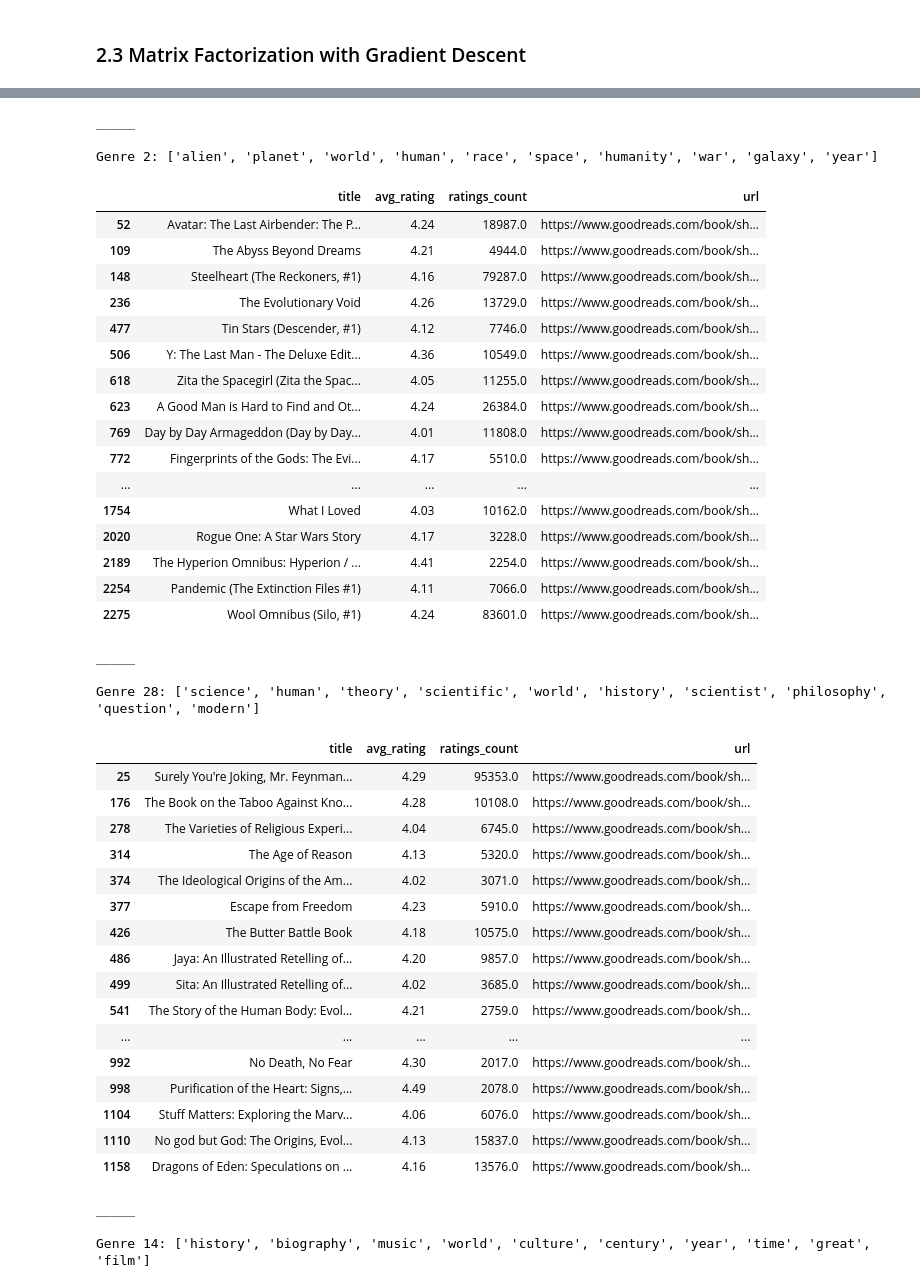
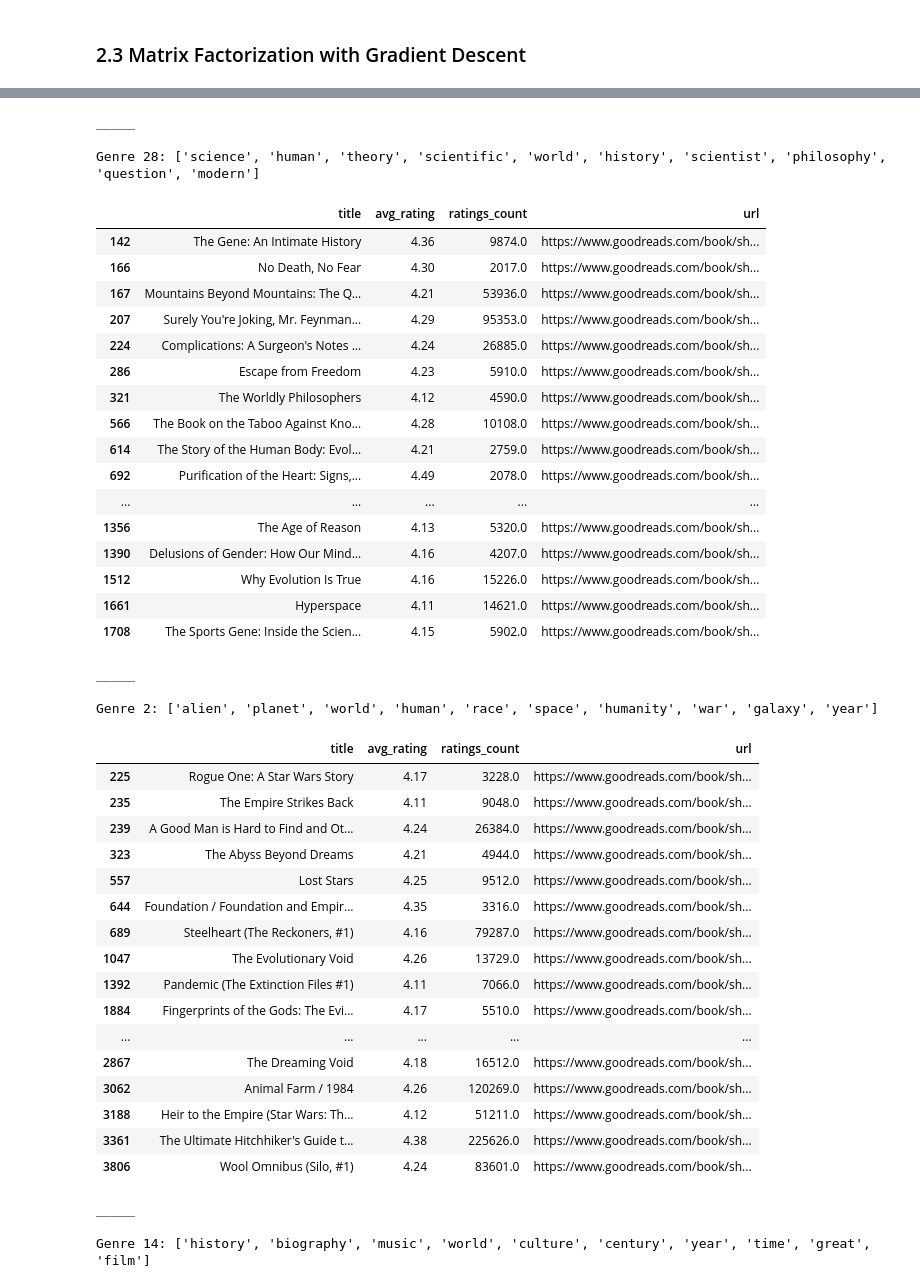
Before and after one commit to mraottth/projects, a Jupyter notebook: Goodreads Book Recommender/02_book_recommender.ipynb, the cells around one changed output, grey strips where cells are left out. Drawn from its saved outputs; the diff is of its cells as text; code cells hidden in the pictures.

```diff
--- a/Goodreads Book Recommender/02_book_recommender.ipynb
+++ b/Goodreads Book Recommender/02_book_recommender.ipynb
@@ -46,6 +46,9 @@ genre_descriptors = pd.read_csv(wd + "/data/inferred_genre_top_words.csv")
 
 # Join genres to books
 df_books = pd.merge(df_books, df_inferred_genres.drop(columns="title"), how="left", on="book_id")
+
+# Filter out kids books
+df_books = df_books[df_books.loc[:,"children":"comic"].sum(axis=1) < 2]
 # %%
 # Load sparse_reviews from file
 df_reviews = sparse.load_npz(wd + "/data/user_reviews.npz")
@@ -784,8 +780,8 @@ def matrix_factorization(R, k_components=5, steps=4000, lr=0.0002, beta=0.03, de
 preds, user_embed, item_embed = matrix_factorization(
                                     R,
                                     k_components=50,
-                                    lr=0.009,
-                                    beta=0.05,
+                                    lr=0.01,
+                                    beta=0.07,
                                     decay=True,
                                     steps=6000,
                                     verbose=1
@@ -832,7 +828,7 @@ show_top_recs_by_genre(
     how="MF",
     whose_genres="target",
     n_genres=10,
-    min_score=4.0,
+    min_score=4.1,
     min_ratings=2000,
     n_recs=20,
     write_to_excel=False
@@ -859,43 +855,43 @@ Genre 6: ['history', 'war', 'political', 'account', 'world', 'government', 'coun
 _____
 
-Genre 2: ['alien', 'planet', 'world', 'human', 'race', 'space', 'humanity', 'war', 'galaxy', 'year']
+Genre 28: ['science', 'human', 'theory', 'scientific', 'world', 'history', 'scientist', 'philosophy', 'question', 'modern']
 |  | title | avg_rating | ratings_count | url |
-| 52 | Avatar: The Last Airbender: The P... | 4.24 | 18987.0 | https://www.goodreads.com/book/sh... |
-| 109 | The Abyss Beyond Dreams | 4.21 | 4944.0 | https://www.goodreads.com/book/sh... |
-| 148 | Steelheart (The Reckoners, #1) | 4.16 | 79287.0 | https://www.goodreads.com/book/sh... |
-| 236 | The Evolutionary Void | 4.26 | 13729.0 | https://www.goodreads.com/book/sh... |
-| 477 | Tin Stars (Descender, #1) | 4.12 | 7746.0 | https://www.goodreads.com/book/sh... |
-| 506 | Y: The Last Man - The Deluxe Edit... | 4.36 | 10549.0 | https://www.goodreads.com/book/sh... |
-| 618 | Zita the Spacegirl (Zita the Spac... | 4.05 | 11255.0 | https://www.goodreads.com/book/sh... |
-| 623 | A Good Man is Hard to Find and Ot... | 4.24 | 26384.0 | https://www.goodreads.com/book/sh... |
-| 769 | Day by Day Armageddon (Day by Day... | 4.01 | 11808.0 | https://www.goodreads.com/book/sh... |
-| 772 | Fingerprints of the Gods: The Evi... | 4.17 | 5510.0 | https://www.goodreads.com/book/sh... |
+| 142 | The Gene: An Intimate History | 4.36 | 9874.0 | https://www.goodreads.com/book/sh... |
+| 166 | No Death, No Fear | 4.30 | 2017.0 | https://www.goodreads.com/book/sh... |
+| 167 | Mountains Beyond Mountains: The Q... | 4.21 | 53936.0 | https://www.goodreads.com/book/sh... |
+| 207 | Surely You're Joking, Mr. Feynman... | 4.29 | 95353.0 | https://www.goodreads.com/book/sh... |
+| 224 | Complications: A Surgeon's Notes ... | 4.24 | 26885.0 | https://www.goodreads.com/book/sh... |
+| 286 | Escape from Freedom | 4.23 | 5910.0 | https://www.goodreads.com/book/sh... |
+| 321 | The Worldly Philosophers | 4.12 | 4590.0 | https://www.goodreads.com/book/sh... |
+| 566 | The Book on the Taboo Against Kno... | 4.28 | 10108.0 | https://www.goodreads.com/book/sh... |
+| 614 | The Story of the Human Body: Evol... | 4.21 | 2759.0 | https://www.goodreads.com/book/sh... |
+| 692 | Purification of the Heart: Signs,... | 4.49 | 2078.0 | https://www.goodreads.com/book/sh... |
 | ... | ... | ... | ... | ... |
-| 1754 | What I Loved | 4.03 | 10162.0 | https://www.goodreads.com/book/sh... |
-| 2020 | Rogue One: A Star Wars Story | 4.17 | 3228.0 | https://www.goodreads.com/book/sh... |
-| 2189 | The Hyperion Omnibus: Hyperion / ... | 4.41 | 2254.0 | https://www.goodreads.com/book/sh... |
-| 2254 | Pandemic (The Extinction Files #1) | 4.11 | 7066.0 | https://www.goodreads.com/book/sh... |
-| 2275 | Wool Omnibus (Silo, #1) | 4.24 | 83601.0 | https://www.goodreads.com/book/sh... |
+| 1356 | The Age of Reason | 4.13 | 5320.0 | https://www.goodreads.com/book/sh... |
+| 1390 | Delusions of Gender: How Our Mind... | 4.16 | 4207.0 | https://www.goodreads.com/book/sh... |
+| 1512 | Why Evolution Is True | 4.16 | 15226.0 | https://www.goodreads.com/book/sh... |
+| 1661 | Hyperspace | 4.11 | 14621.0 | https://www.goodreads.com/book/sh... |
+| 1708 | The Sports Gene: Inside the Scien... | 4.15 | 5902.0 | https://www.goodreads.com/book/sh... |
 _____
 
-Genre 28: ['science', 'human', 'theory', 'scientific', 'world', 'history', 'scientist', 'philosophy', 'question', 'modern']
+Genre 2: ['alien', 'planet', 'world', 'human', 'race', 'space', 'humanity', 'war', 'galaxy', 'year']
 |  | title | avg_rating | ratings_count | url |
-| 25 | Surely You're Joking, Mr. Feynman... | 4.29 | 95353.0 | https://www.goodreads.com/book/sh... |
-| 176 | The Book on the Taboo Against Kno... | 4.28 | 10108.0 | https://www.goodreads.com/book/sh... |
-| 278 | The Varieties of Religious Experi... | 4.04 | 6745.0 | https://www.goodreads.com/book/sh... |
-| 314 | The Age of Reason | 4.13 | 5320.0 | https://www.goodreads.com/book/sh... |
-| 374 | The Ideological Origins of the Am... | 4.02 | 3071.0 | https://www.goodreads.com/book/sh... |
-| 377 | Escape from Freedom | 4.23 | 5910.0 | https://www.goodreads.com/book/sh... |
-| 426 | The Butter Battle Book | 4.18 | 10575.0 | https://www.goodreads.com/book/sh... |
-| 486 | Jaya: An Illustrated Retelling of... | 4.20 | 9857.0 | https://www.goodreads.com/book/sh... |
-| 499 | Sita: An Illustrated Retelling of... | 4.02 | 3685.0 | https://www.goodreads.com/book/sh... |
-| 541 | The Story of the Human Body: Evol... | 4.21 | 2759.0 | https://www.goodreads.com/book/sh... |
+| 225 | Rogue One: A Star Wars Story | 4.17 | 3228.0 | https://www.goodreads.com/book/sh... |
+| 235 | The Empire Strikes Back | 4.11 | 9048.0 | https://www.goodreads.com/book/sh... |
+| 239 | A Good Man is Hard to Find and Ot... | 4.24 | 26384.0 | https://www.goodreads.com/book/sh... |
+| 323 | The Abyss Beyond Dreams | 4.21 | 4944.0 | https://www.goodreads.com/book/sh... |
+| 557 | Lost Stars | 4.25 | 9512.0 | https://www.goodreads.com/book/sh... |
+| 644 | Foundation / Foundation and Empir... | 4.35 | 3316.0 | https://www.goodreads.com/book/sh... |
+| 689 | Steelheart (The Reckoners, #1) | 4.16 | 79287.0 | https://www.goodreads.com/book/sh... |
+| 1047 | The Evolutionary Void | 4.26 | 13729.0 | https://www.goodreads.com/book/sh... |
+| 1392 | Pandemic (The Extinction Files #1) | 4.11 | 7066.0 | https://www.goodreads.com/book/sh... |
+| 1884 | Fingerprints of the Gods: The Evi... | 4.17 | 5510.0 | https://www.goodreads.com/book/sh... |
 | ... | ... | ... | ... | ... |
-| 992 | No Death, No Fear | 4.30 | 2017.0 | https://www.goodreads.com/book/sh... |
-| 998 | Purification of the Heart: Signs,... | 4.49 | 2078.0 | https://www.goodreads.com/book/sh... |
-| 1104 | Stuff Matters: Exploring the Marv... | 4.06 | 6076.0 | https://www.goodreads.com/book/sh... |
-| 1110 | No god but God: The Origins, Evol... | 4.13 | 15837.0 | https://www.goodreads.com/book/sh... |
-| 1158 | Dragons of Eden: Speculations on ... | 4.16 | 13576.0 | https://www.goodreads.com/book/sh... |
+| 2867 | The Dreaming Void | 4.18 | 16512.0 | https://www.goodreads.com/book/sh... |
+| 3062 | Animal Farm / 1984 | 4.26 | 120269.0 | https://www.goodreads.com/book/sh... |
+| 3188 | Heir to the Empire (Star Wars: Th... | 4.12 | 51211.0 | https://www.goodreads.com/book/sh... |
+| 3361 | The Ultimate Hitchhiker's Guide t... | 4.38 | 225626.0 | https://www.goodreads.com/book/sh... |
+| 3806 | Wool Omnibus (Silo, #1) | 4.24 | 83601.0 | https://www.goodreads.com/book/sh... |
 _____
 
 Genre 14: ['history', 'biography', 'music', 'world', 'culture', 'century', 'year', 'time', 'great', 'film']
```
Also changed, not shown: parts of 15 cells of this notebook.
